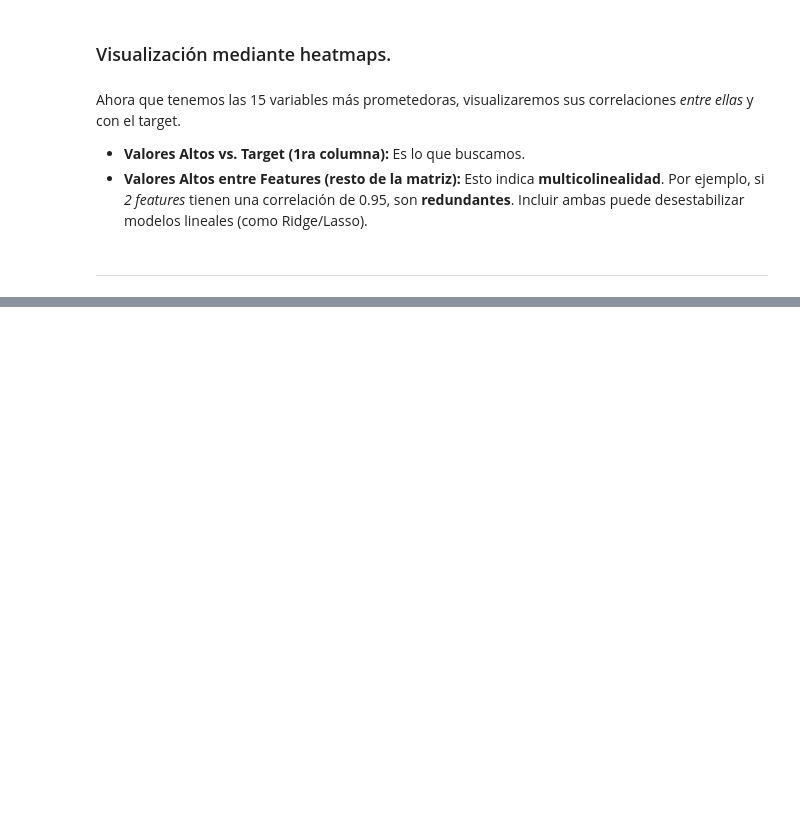
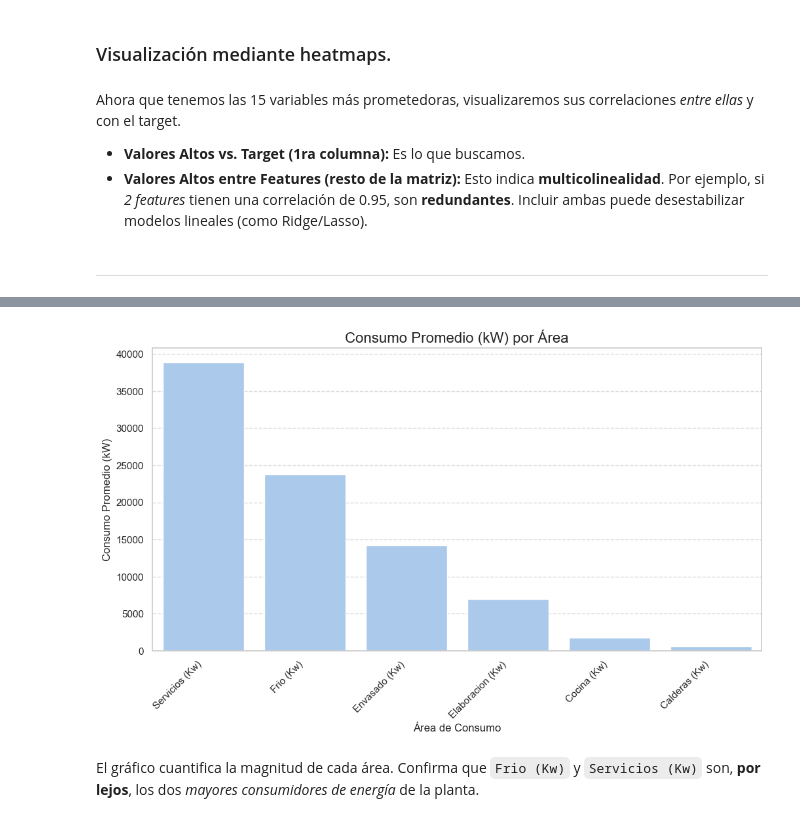
Before and after one commit to VexxAl/lab-datos-TPF, a Jupyter notebook: notebooks/eda.ipynb, the cells around one changed output, grey strips where cells are left out. Cells and saved outputs as stored; diff of their text form; code cells hidden in the pictures; blank space fills up the shorter version.

```diff
--- a/notebooks/eda.ipynb
+++ b/notebooks/eda.ipynb
@@ -613,0 +673,24 @@ fig.show()
+# %%
+# --- 2. Análisis de Contribución Promedio (Bar Plot) ---
+
+# Calculamos el consumo promedio de cada área para ver su "peso"
+cols_partes = [col for col in columnas_areas if col != 'Planta (Kw)']
+
+# Aplicamos to_numeric por columna (Series) para evitar ambigüedad de tipos
+consumo_promedio = df_eda_temp[cols_partes].apply(lambda s: pd.to_numeric(s, errors='coerce')).mean()
+consumo_promedio = consumo_promedio.sort_values(ascending=False)
+plt.figure(figsize=(12, 6))
+sns.barplot(
+    x=consumo_promedio.index,
+    y=consumo_promedio.values
+)
+plt.title('Consumo Promedio (kW) por Área', fontsize=16)
+plt.ylabel('Consumo Promedio (kW)')
+plt.xlabel('Área de Consumo')
+plt.xticks(rotation=45, ha='right')
+plt.grid(axis='y', linestyle='--', alpha=0.7)
+plt.show()
+# %% [output]
+[figure, added]
+# %% [markdown]
+El gráfico cuantifica la magnitud de cada área. Confirma que `Frio (Kw)` y `Servicios (Kw)` son, **por lejos**, los dos *mayores consumidores de energía* de la planta.
```
Also changed, not shown: parts of 7 cells of this notebook.
